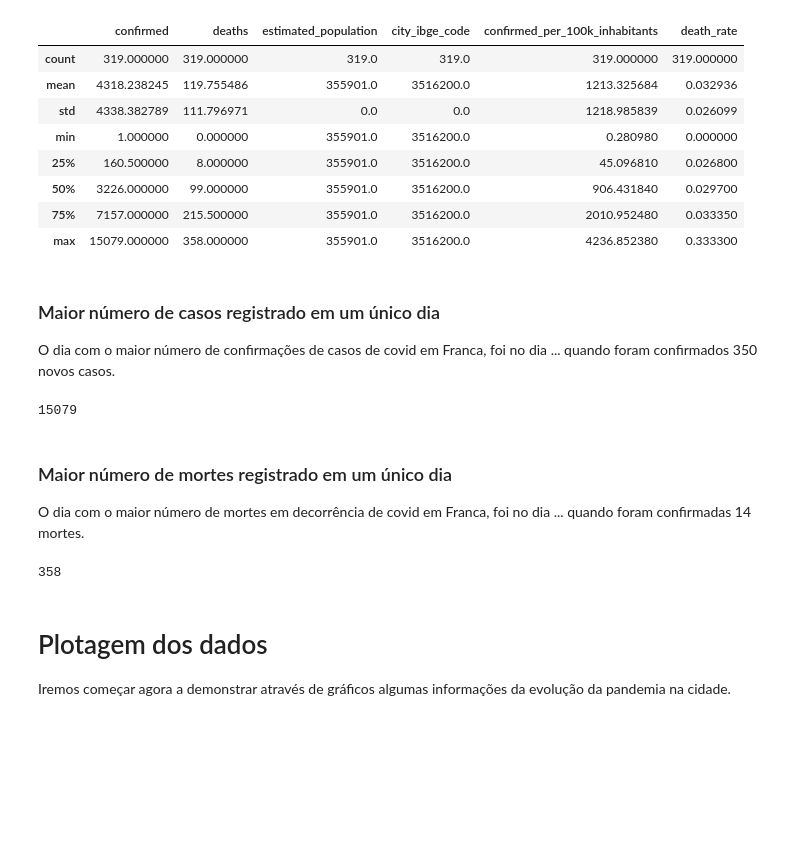
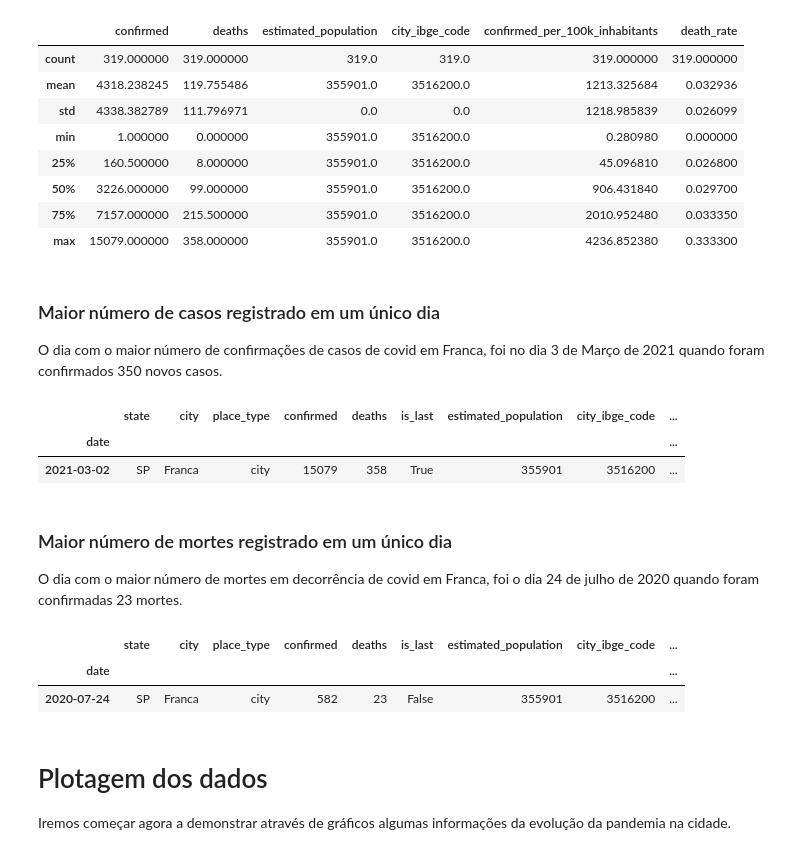
Before and after one commit to teixeiragthiago/portfolio, a Jupyter notebook: Analisando_os_dados_da_Covid_19_em_Franca.ipynb, the cells around one changed output. Cells and saved outputs as stored; diff of their text form; code cells hidden in the pictures; blank space fills up the shorter version.

```diff
--- a/Analisando_os_dados_da_Covid_19_em_Franca.ipynb
+++ b/Analisando_os_dados_da_Covid_19_em_Franca.ipynb
@@ -94,19 +94,23 @@ df.describe()
 # %% [markdown]
 ### Maior número de casos registrado em um único dia
 
-O dia com o maior número de confirmações de casos de covid em Franca, foi no dia ... quando foram confirmados 350 novos casos.
+O dia com o maior número de confirmações de casos de covid em Franca, foi no dia 3 de Março de 2021 quando foram confirmados 350 novos casos.
 # %%
-df.confirmed.max()
+df[df["confirmed"] == df.confirmed.max()]
 # %% [output]
-15079
+|  | state | city | place_type | confirmed | deaths | is_last | estimated_population | city_ibge_code | ... |
+| date |  |  |  |  |  |  |  |  | ... |
+| 2021-03-02 | SP | Franca | city | 15079 | 358 | True | 355901 | 3516200 | ... |
 # %% [markdown]
 ### Maior número de mortes registrado em um único dia
 
-O dia com o maior número de mortes em decorrência de covid em Franca, foi no dia ... quando foram confirmadas 14 mortes.
+O dia com o maior número de mortes em decorrência de covid em Franca, foi o dia 24 de julho de 2020 quando foram confirmadas 23 mortes.
-# %%
-df.deaths.max()
-# %% [output]
-358
+# %%
+df[df["deaths"] == df.deaths.value_counts()[0]]
+# %% [output]
+|  | state | city | place_type | confirmed | deaths | is_last | estimated_population | city_ibge_code | ... |
+| date |  |  |  |  |  |  |  |  | ... |
+| 2020-07-24 | SP | Franca | city | 582 | 23 | False | 355901 | 3516200 | ... |
 # %% [markdown]
 # Plotagem dos dados
 
```
